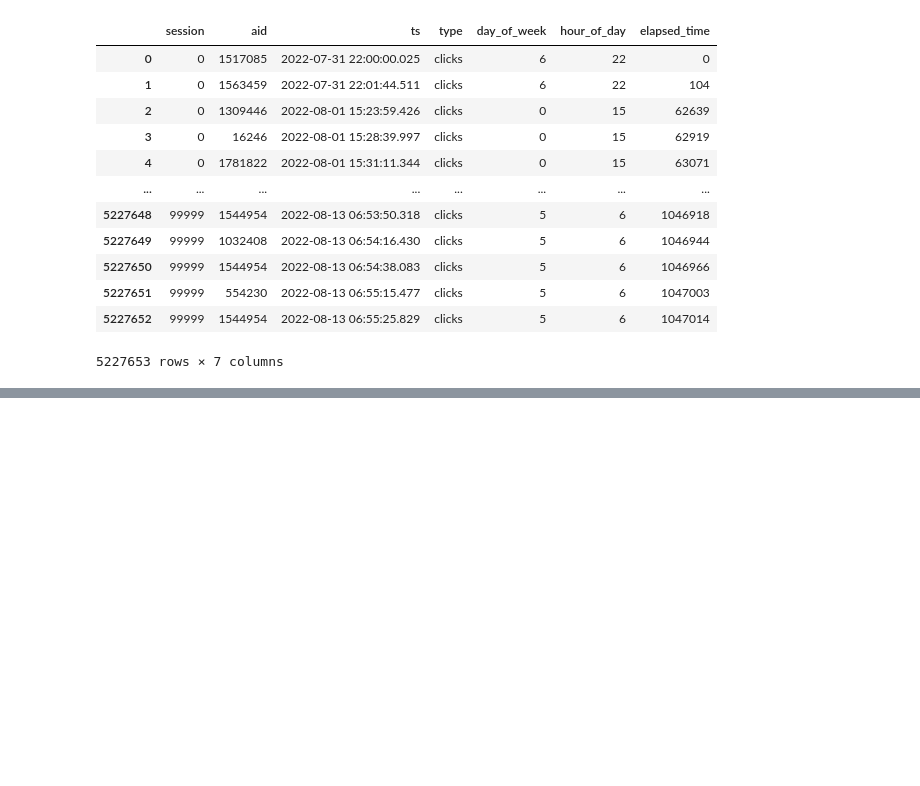
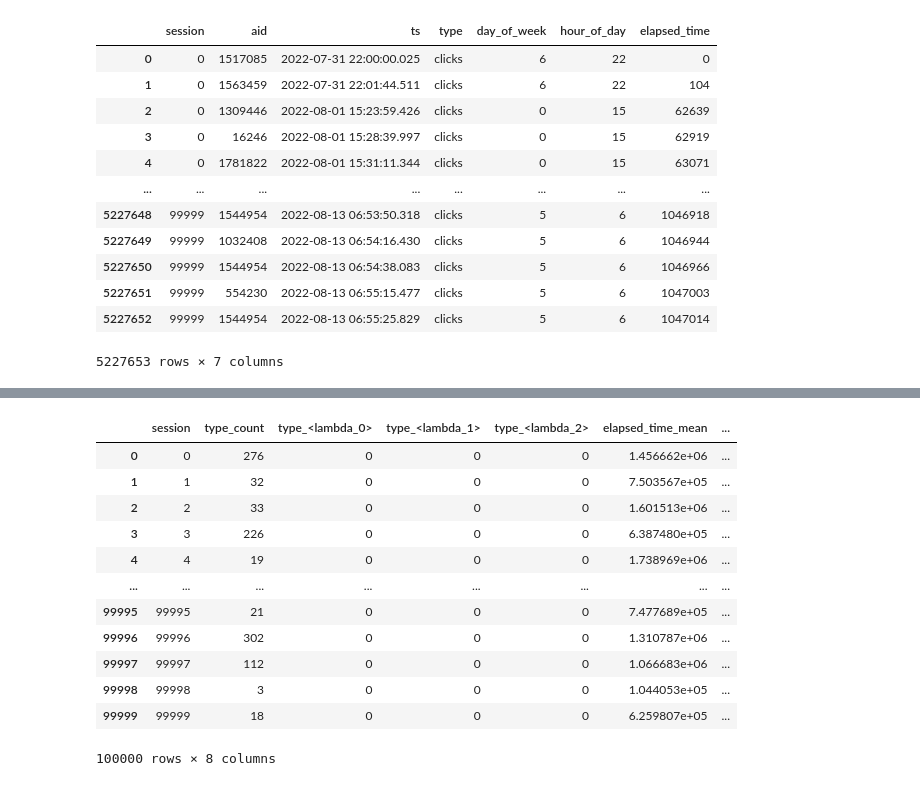
Before and after one commit to leechanwoo-kor/OTTO, a Jupyter notebook: parquet.ipynb, the cells around one changed output, grey strips where cells are left out. Drawn from its saved outputs; the diff is of its cells as text; code cells hidden in the pictures; blank space fills up the shorter version.

```diff
--- a/parquet.ipynb
+++ b/parquet.ipynb
@@ -120,0 +125,31 @@ df
+# %%
+df = first_ds.to_pandas()
+
+df['ts'] = pd.to_datetime(df['ts'], unit='ms')
+df['day_of_week'] = df['ts'].dt.dayofweek
+df['hour_of_day'] = df['ts'].dt.hour
+df['elapsed_time'] = df['ts'] - df.groupby('session')['ts'].transform('first')
+df['elapsed_time'] = df['elapsed_time'].dt.total_seconds().astype(np.int64)
+
+session_df = df.groupby('session').agg({
+    'type': ['count', lambda x: (x == 'click').sum(), lambda x: (x == 'cart').sum(), lambda x: (x == 'order').sum()],
+    'elapsed_time': ['mean', 'min', 'max']
+})
+
+session_df.columns = ['_'.join(col) for col in session_df.columns]
+session_df = session_df.reset_index()
+session_df
+# %% [output]
+|  | session | type_count | type_<lambda_0> | type_<lambda_1> | type_<lambda_2> | elapsed_time_mean | ... |
+| 0 | 0 | 276 | 0 | 0 | 0 | 1.456662e+06 | ... |
+| 1 | 1 | 32 | 0 | 0 | 0 | 7.503567e+05 | ... |
+| 2 | 2 | 33 | 0 | 0 | 0 | 1.601513e+06 | ... |
+| 3 | 3 | 226 | 0 | 0 | 0 | 6.387480e+05 | ... |
+| 4 | 4 | 19 | 0 | 0 | 0 | 1.738969e+06 | ... |
+| ... | ... | ... | ... | ... | ... | ... | ... |
+| 99995 | 99995 | 21 | 0 | 0 | 0 | 7.477689e+05 | ... |
+| 99996 | 99996 | 302 | 0 | 0 | 0 | 1.310787e+06 | ... |
+| 99997 | 99997 | 112 | 0 | 0 | 0 | 1.066683e+06 | ... |
+| 99998 | 99998 | 3 | 0 | 0 | 0 | 1.044053e+05 | ... |
+| 99999 | 99999 | 18 | 0 | 0 | 0 | 6.259807e+05 | ... |
+100000 rows × 8 columns
```
Also changed, not shown: parts of 2 cells of this notebook.
